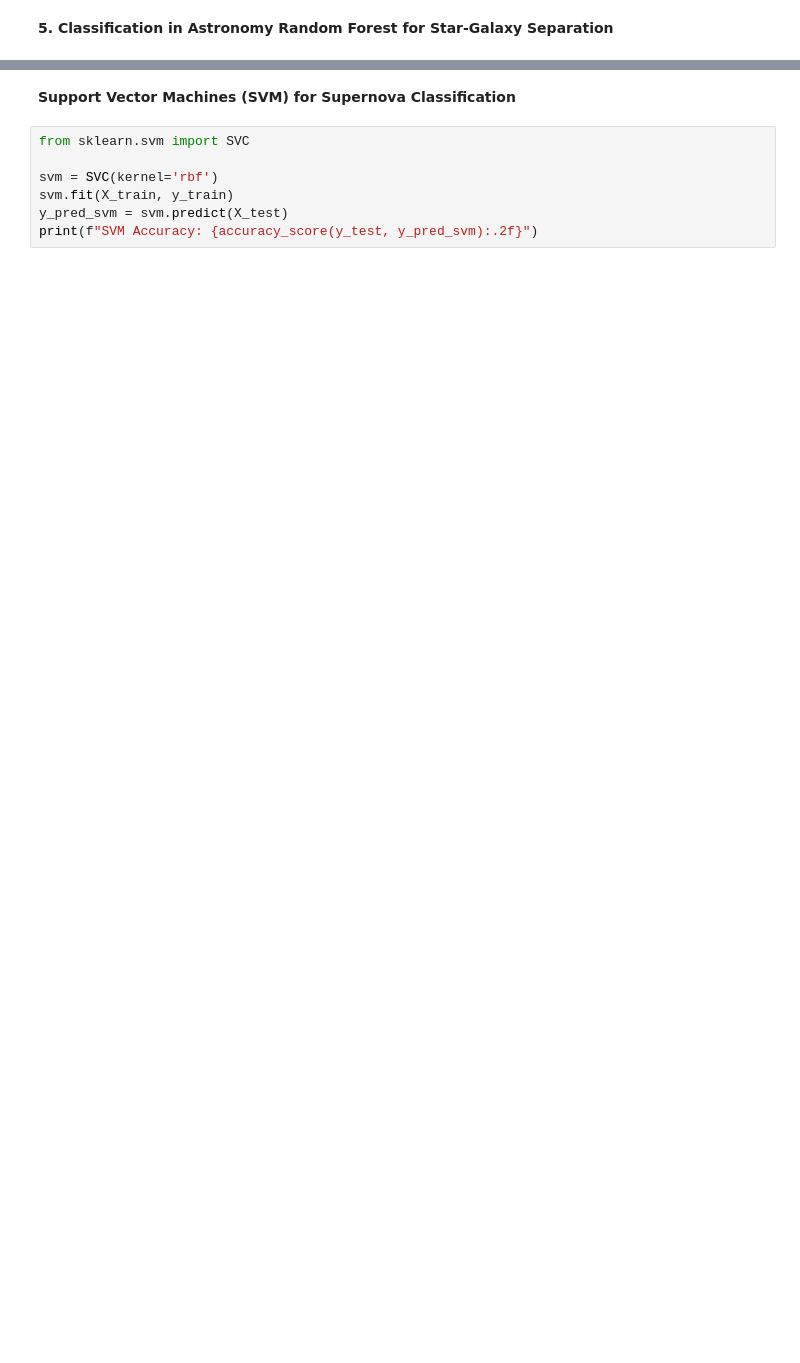
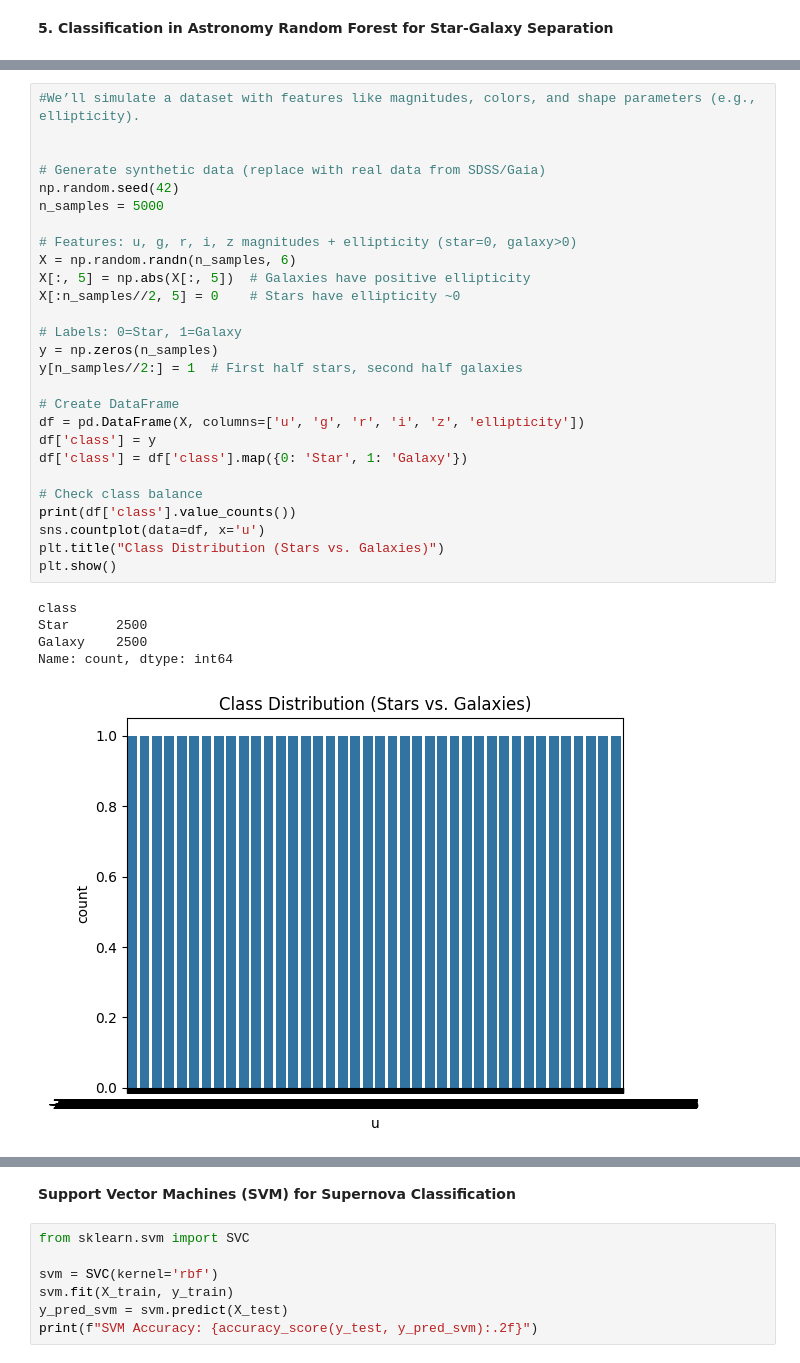
Before and after one commit to Danselem/brics_astro, a Jupyter notebook: Week6/05_MLinastro.ipynb, the cells around one changed output, grey strips where cells are left out. Saved outputs shown, nothing was run; the diff lists cells and outputs as text; blank space fills up the shorter version.

```diff
--- a/Week6/05_MLinastro.ipynb
+++ b/Week6/05_MLinastro.ipynb
@@ -139,0 +159,33 @@ Accuracy: 0.91
+# %%
+#We’ll simulate a dataset with features like magnitudes, colors, and shape parameters (e.g., ellipticity).
+
+
+# Generate synthetic data (replace with real data from SDSS/Gaia)
+np.random.seed(42)
+n_samples = 5000
+
+# Features: u, g, r, i, z magnitudes + ellipticity (star=0, galaxy>0)
+X = np.random.randn(n_samples, 6)
+X[:, 5] = np.abs(X[:, 5])  # Galaxies have positive ellipticity
+X[:n_samples//2, 5] = 0    # Stars have ellipticity ~0
+
+# Labels: 0=Star, 1=Galaxy
+y = np.zeros(n_samples)
+y[n_samples//2:] = 1  # First half stars, second half galaxies
+
+# Create DataFrame
+df = pd.DataFrame(X, columns=['u', 'g', 'r', 'i', 'z', 'ellipticity'])
+df['class'] = y
+df['class'] = df['class'].map({0: 'Star', 1: 'Galaxy'})
+
+# Check class balance
+print(df['class'].value_counts())
+sns.countplot(data=df, x='u')
+plt.title("Class Distribution (Stars vs. Galaxies)")
+plt.show()
+# %% [output]
+class
+Star      2500
+Galaxy    2500
+Name: count, dtype: int64
+[figure, added]
```
Also changed, not shown: parts of 28 cells of this notebook, 1 other file.
